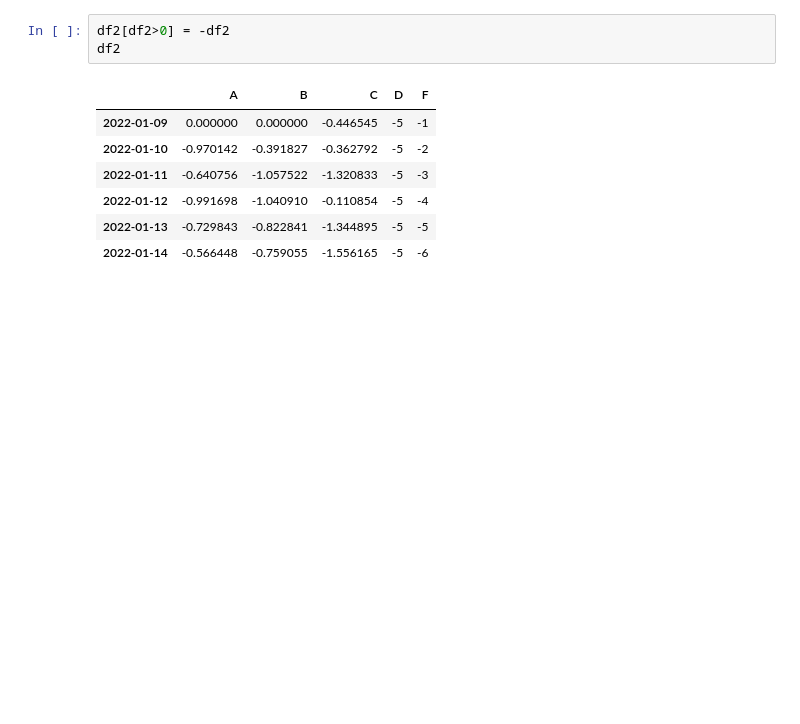
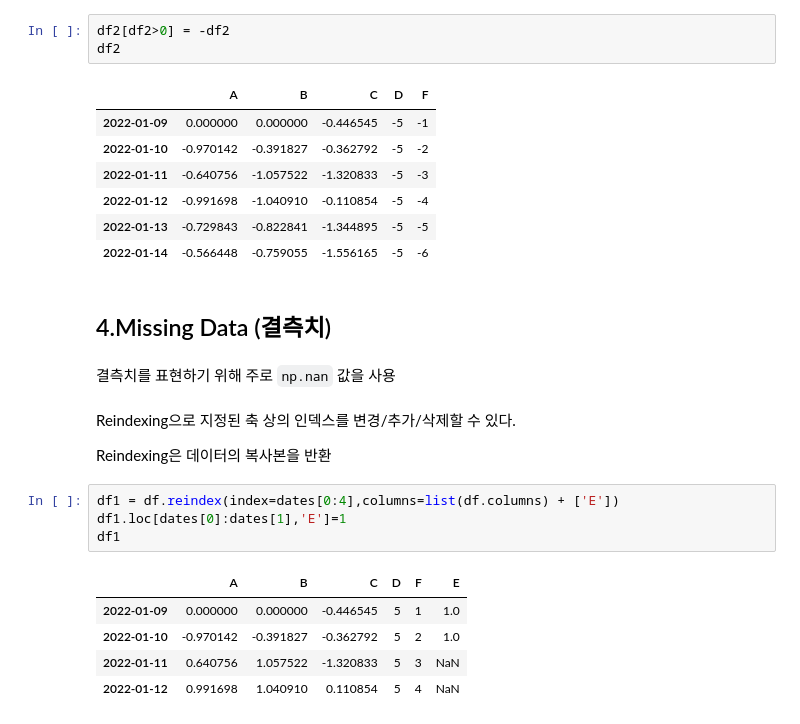
Before and after one commit to euneun316/Python-for-Pandas, a Jupyter notebook: Pandas-Study.ipynb, the cells around one changed output. Cells and saved outputs as stored; diff of their text form; blank space fills up the shorter version.

Commit message:
Missing Data

```diff
--- a/Pandas-Study.ipynb
+++ b/Pandas-Study.ipynb
@@ -487,3 +487,21 @@ df2
 | 2022-01-12 | -0.991698 | -1.040910 | -0.110854 | -5 | -4 |
 | 2022-01-13 | -0.729843 | -0.822841 | -1.344895 | -5 | -5 |
 | 2022-01-14 | -0.566448 | -0.759055 | -1.556165 | -5 | -6 |
+# %% [markdown]
+## 4.Missing Data (결측치)
+# %% [markdown]
+결측치를 표현하기 위해 주로 `np.nan` 값을 사용
+# %% [markdown]
+ Reindexing으로 지정된 축 상의 인덱스를 변경/추가/삭제할 수 있다.
+
+ Reindexing은 데이터의 복사본을 반환
+# %%
+df1 = df.reindex(index=dates[0:4],columns=list(df.columns) + ['E'])
+df1.loc[dates[0]:dates[1],'E']=1
+df1
+# %% [output]
+|  | A | B | C | D | F | E |
+| 2022-01-09 | 0.000000 | 0.000000 | -0.446545 | 5 | 1 | 1.0 |
+| 2022-01-10 | -0.970142 | -0.391827 | -0.362792 | 5 | 2 | 1.0 |
+| 2022-01-11 | 0.640756 | 1.057522 | -1.320833 | 5 | 3 | NaN |
+| 2022-01-12 | 0.991698 | 1.040910 | 0.110854 | 5 | 4 | NaN |
```
Also changed, not shown: parts of 6 cells of this notebook.
